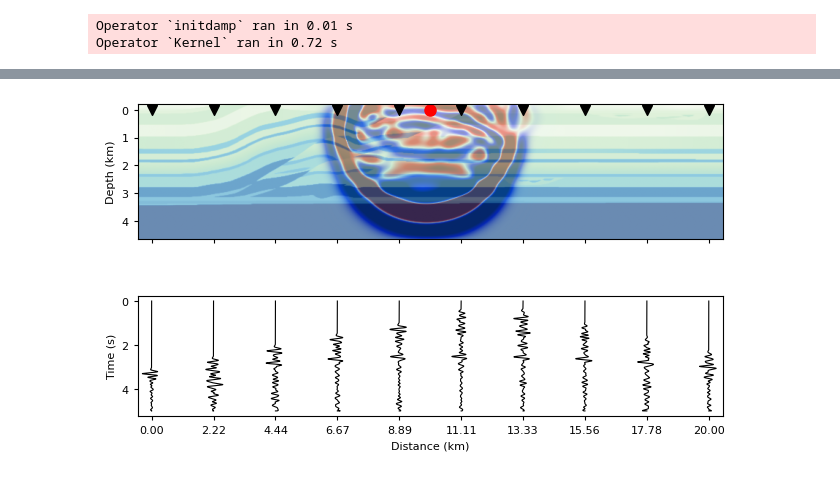
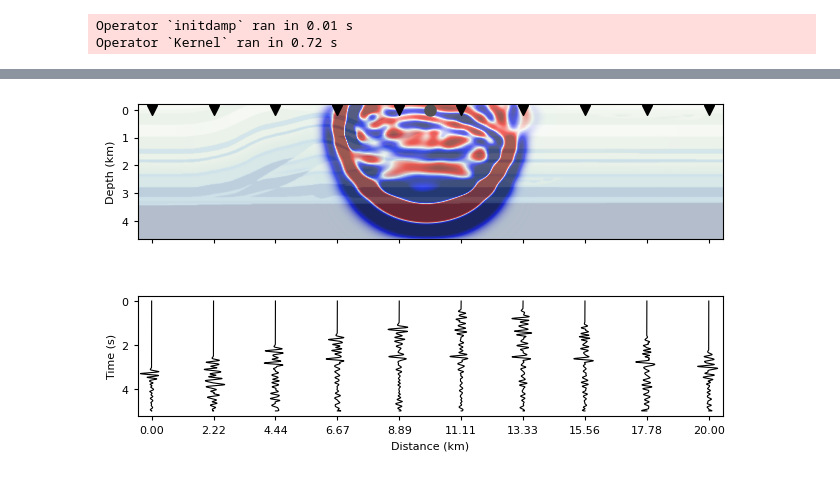
Before and after one commit to oscar-rincon/Review-Seismic-Waves, a Jupyter notebook: main/04_inverse_geophysics/inverse_geophysics.ipynb, the cells around one changed output, grey strips where cells are left out. Drawn from its saved outputs; the diff is of its cells as text; code cells hidden in the pictures.

```diff
--- a/main/04_inverse_geophysics/inverse_geophysics.ipynb
+++ b/main/04_inverse_geophysics/inverse_geophysics.ipynb
@@ -202,7 +123,19 @@ plt.show()
 # %%
-import numpy as np
-import matplotlib.pyplot as plt
-from matplotlib.gridspec import GridSpec
+
+
+# Crear colormap más desaturado
+def desaturate_cmap(cmap_name, factor=0.5):
+    cmap = cm.get_cmap(cmap_name)
+    colors = cmap(np.linspace(0, 1, 256))
+    # Convertir a HSV, reducir saturación, volver a RGB
+    hsv = mcolors.rgb_to_hsv(colors[:, :3])
+    hsv[:, 1] *= factor  # factor < 1 → menos saturado
+    colors[:, :3] = mcolors.hsv_to_rgb(hsv)
+    return mcolors.ListedColormap(colors)
+
+# Crear versiones más opacas
+GnBu_soft = desaturate_cmap("GnBu", factor=0.5)
+seismic_soft = desaturate_cmap("seismic", factor=0.4)
 
 # === Figure setup ===
 fig = plt.figure(figsize=(6.5, 3.5))
@@ -215,12 +148,12 @@ extent_corrected = [x_min + dx/2, x_max - dx/2, z_max - dz/2, z_min + dz/2]
 
 # === Top plot: Velocity + wavefield ===
 ax1 = fig.add_subplot(gs[0])
-im = ax1.imshow(slice_2d_km, cmap="GnBu", origin="upper", extent=extent_corrected)
-ax1.imshow(wave_norm, cmap="seismic", alpha=0.4, origin="upper",
+im = ax1.imshow(slice_2d_km, cmap=GnBu_soft, origin="upper", extent=extent_corrected)
+ax1.imshow(wave_norm, cmap="seismic", alpha=0.6, origin="upper",
            extent=extent_corrected, vmin=-0.2, vmax=0.2)
 
 # Plot source and geophones
-ax1.plot(x_source, 0, color='red', marker='o', markersize=8)
+ax1.plot(x_source, 0, color="#525252", marker='o', markersize=8)
 ax1.scatter(x_geophones, np.zeros_like(x_geophones),
             color='black', marker='v', s=50)
 
@@ -228,38 +161,32 @@ ax1.scatter(x_geophones, np.zeros_like(x_geophones),
 ax1.set_ylabel("Depth (km)")
 ax1.set_xlim(x_min, x_max)
 ax1.set_ylim(z_max, z_min)
 ax1.tick_params(labelbottom=False)
 
 # === Bottom plot: Wiggle seismograms ===
 ax2 = fig.add_subplot(gs[1], sharex=ax1)
 
 t = time_range.time_values
-scale = 0.15 * (x_geophones[1] - x_geophones[0])
+scale = 0.18 * (x_geophones[1] - x_geophones[0])
 
 for i, xg in enumerate(x_geophones):
     trace = rec.data[:, i]
     trace_norm = trace / np.max(np.abs(trace))
     ax2.plot(xg + trace_norm * scale, t, color="black", lw=0.8)
 
 ax2.invert_yaxis()  # time increases downward
 ax2.set_xlabel("Distance (km)")
 ax2.set_ylabel("Time (s)")
 ax2.set_xlim(x_min, x_max)
 ax2.set_xticks(x_geophones)
 
-# === Add annotations between subplots ===
-# fig.text(0.10, 0.51, "Forward", fontsize=10, fontweight="normal",
-#          ha="left", va="center")
-# fig.text(0.95, 0.51, "Inverse", fontsize=10, fontweight="normal",
-#          ha="right", va="center")
-
 # === Save figure with fixed physical size ===
 # Avoid bbox_inches='tight' (can change size)
 plt.subplots_adjust(left=0.07, right=0.97, top=0.99, bottom=0.13, hspace=0.1)
 
 # Ensure exact physical width = 6.5 in
 fig.set_size_inches(6.5, 3.9)
 plt.savefig("seismic_wave_propagation.svg", format="svg", dpi=300)
 plt.show()
 # %% [output]
-[figure, old version]
+[figure, new version]
```
Also changed, not shown: parts of 4 cells of this notebook, 3 other files.
